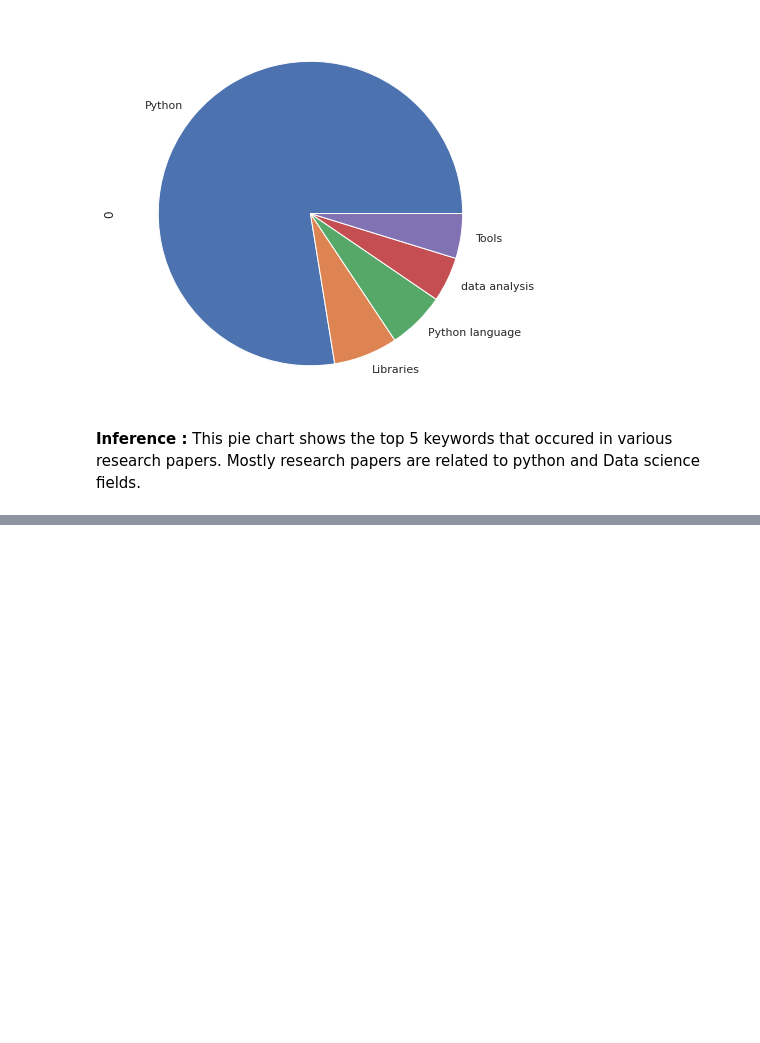
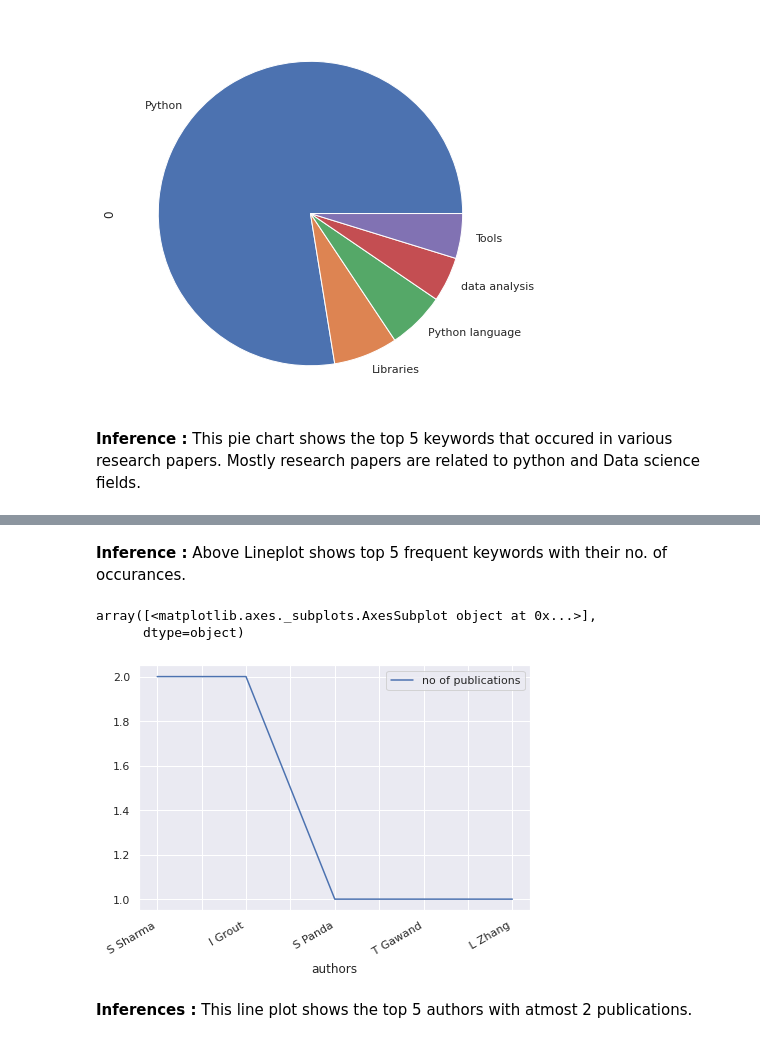
Before and after one commit to rohith1001/SSD24_SLR-Reporting_After_Data_Cleansing, a Jupyter notebook: IEEE_Visualizations.ipynb, the cells around one changed output, grey strips where cells are left out. Saved outputs shown, nothing was run; the diff lists cells and outputs as text; code cells hidden in the pictures; blank space fills up the shorter version.

```diff
--- a/IEEE_Visualizations.ipynb
+++ b/IEEE_Visualizations.ipynb
@@ -186,0 +195,12 @@ array([<matplotlib.axes._subplots.AxesSubplot object at 0x...>],
+# %% [markdown]
+**Inference :** Above Lineplot shows top 5 frequent keywords with their no. of occurances.
+# %%
+authdata = auth
+ad = authdata.sort_values(by=['no of publications'], ascending=False)
+ad[:5].plot.line(x = 'authors', y = 'no of publications', subplots=True, figsize=(7, 5))
+# %% [output]
+array([<matplotlib.axes._subplots.AxesSubplot object at 0x...>],
+      dtype=object)
+[figure, added]
+# %% [markdown]
+**Inferences :** This line plot shows the top 5 authors with atmost 2 publications.
```
Also changed, not shown: parts of 3 cells of this notebook.
